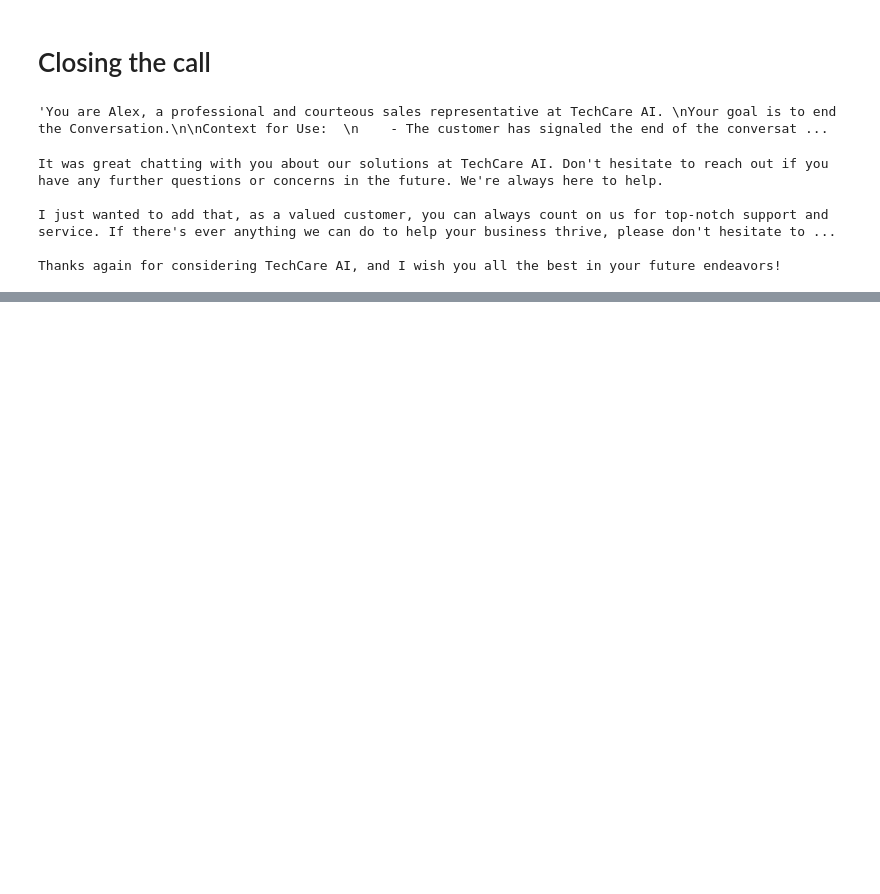
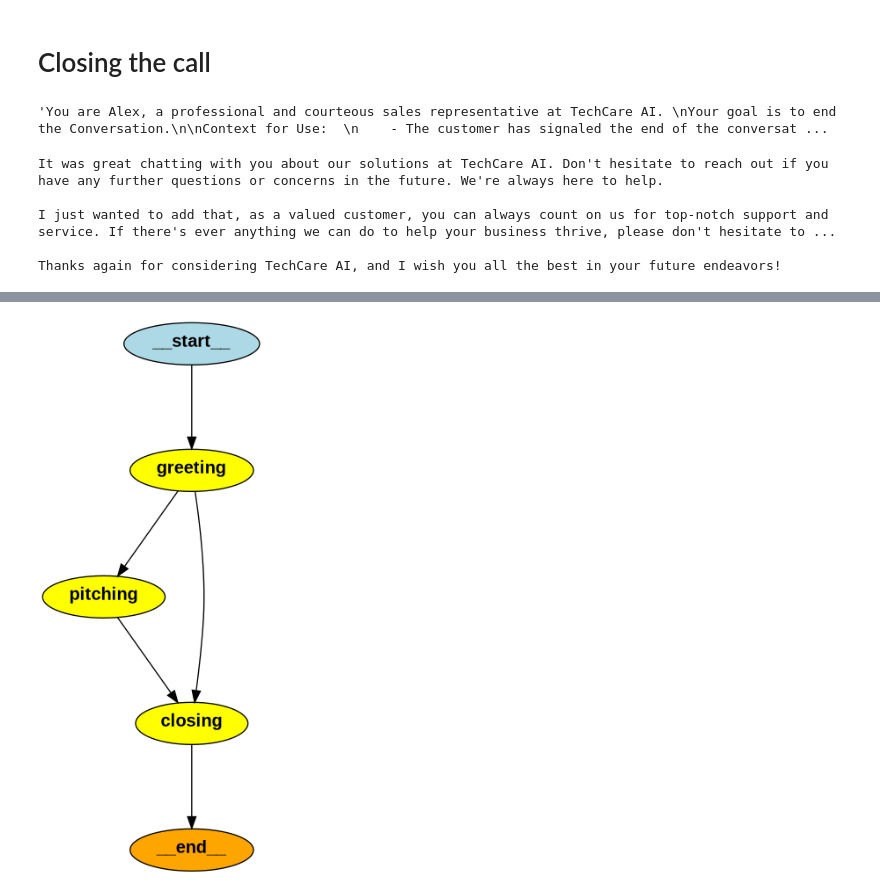
Before and after one commit to HamzaAhmad6292/FYP, a Jupyter notebook: src/sales_agent.ipynb, the cells around one changed output, grey strips where cells are left out. Saved outputs shown, nothing was run; the diff lists cells and outputs as text; code cells hidden in the pictures; blank space fills up the shorter version.

```diff
--- a/src/sales_agent.ipynb
+++ b/src/sales_agent.ipynb
@@ -143,0 +114,8 @@ Take care, and have a fantastic day! Bye!"
+# %%
+workflow = build_sales_workflow()
+# %%
+from IPython.display import Image
+
+Image(workflow.get_graph().draw_png())
+# %% [output]
+[figure, added]
```
Also changed, not shown: parts of 7 cells of this notebook, 3 other files.
